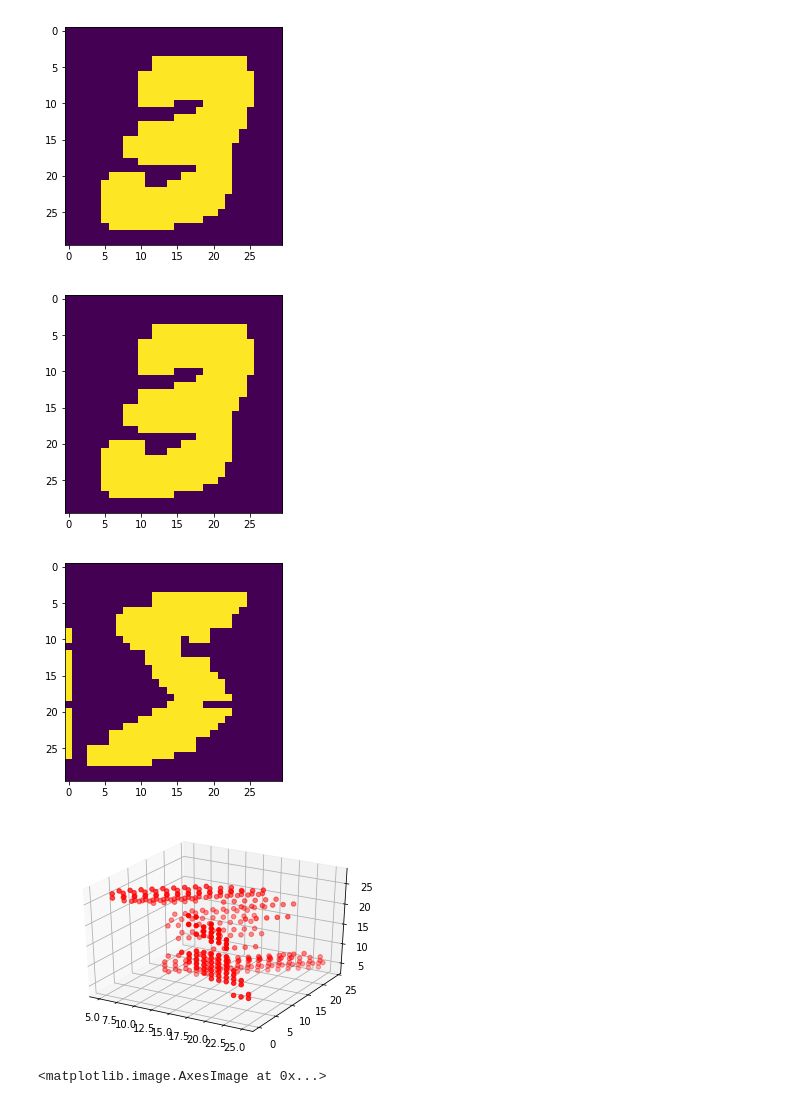
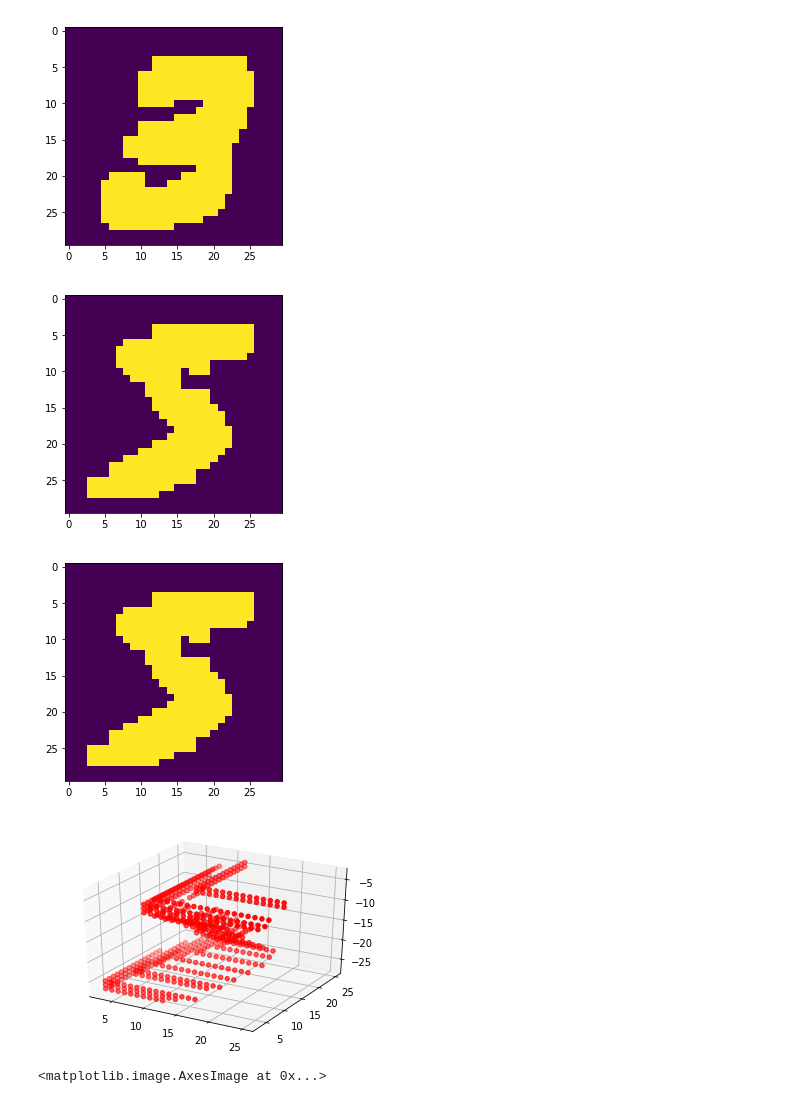
Before and after one commit to initmaks/deep-metamorphose, a Jupyter notebook: two_player_game/2 player game.ipynb, the cells around one changed output. Drawn from its saved outputs; the diff is of its cells as text; code cells hidden in the pictures.

Commit message:
allow multiple points by player 1; allow overwriting previous position

```diff
--- a/two_player_game/2 player game.ipynb
+++ b/two_player_game/2 player game.ipynb
@@ -75,19 +75,27 @@ class MetamorphoseCreator:
             remaining_image = self.im1-projection
             row = remaining_image[x]
             if row.sum()<=0:
+                # overwrite a previous point if exists
+                original_row = self.im1[x]
+                if original_row.sum() == 0:
+                    self.draw_space[x,z,0] = 1
+                else:
+                    for col in range(len(original_row)):
+                        if original_row[col] >0:
+                            self.draw_space[x,z,col] = 1
+                            break
 
-                self.draw_space[x,z,0] = 1
             else:
                 for col in range(len(row)):
                     if row[col] >0:
                         self.draw_space[x,z,col] = 1
-                        break
+
 
 
 
             x,z = self.player_two_draw()
 # %%
-d = MetamorphoseCreator(im_five, im_three)
+d = MetamorphoseCreator(im_five, im_five)
 d.create_point_cloud()
 # %%
 temp = d.get_projection(2)
@@ -97,17 +105,19 @@ temp = d.get_projection(1)
 plt.imshow(temp)
 plt.show()
 # %% [output]
-[figure, old version]
+[figure, new version]
-[figure, old version]
+[figure, new version]
 # %%
 import matplotlib.pyplot as plt
 from mpl_toolkits.mplot3d import Axes3D
+z,x,y = d.draw_space.nonzero()
+
 fig = plt.figure()
 ax = fig.add_subplot(111, projection='3d')
-ax.scatter(x, y, z, zdir='z', c= 'red')
+ax.scatter(x, y, - z, zdir='z', c= 'red')
 plt.savefig("demo.png")
 # %% [output]
-[figure, old version]
+[figure, new version]
 # %%
 plt.imshow(im_three)
 # %% [output]
```
